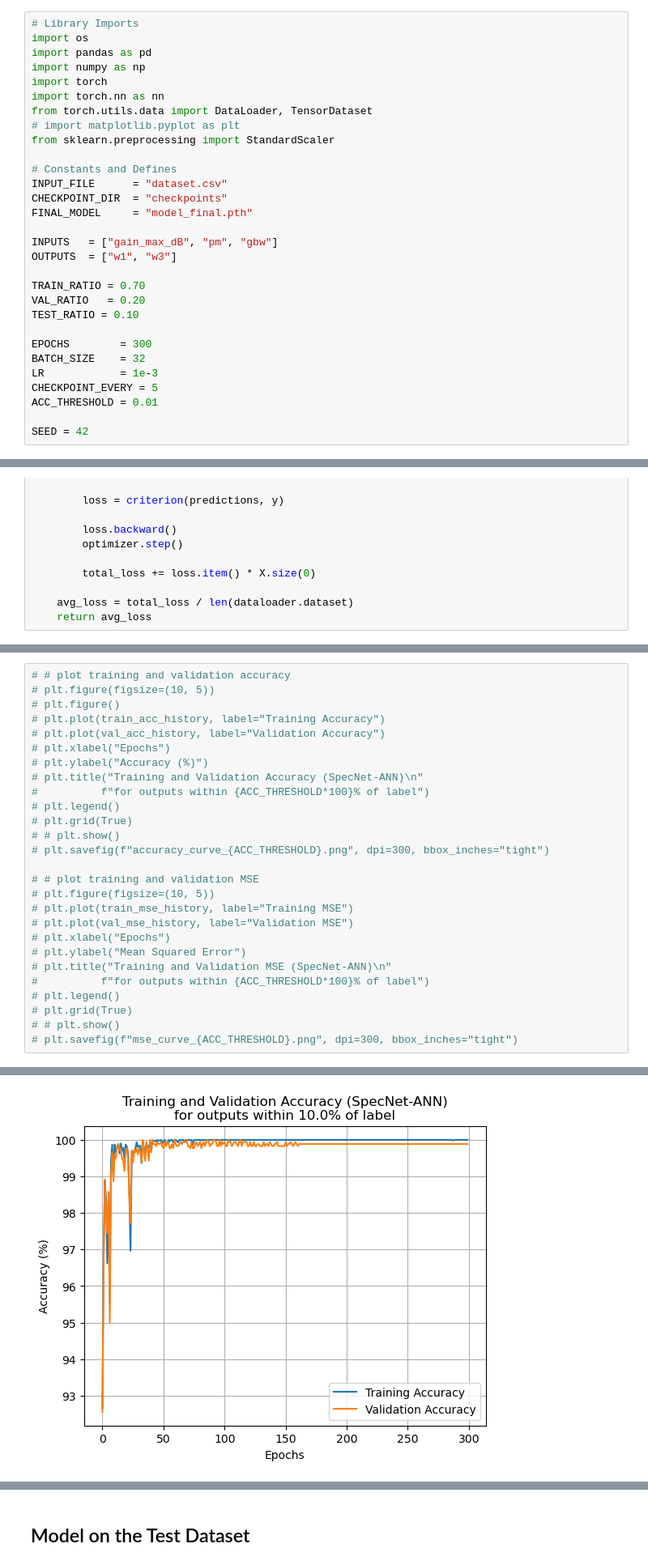
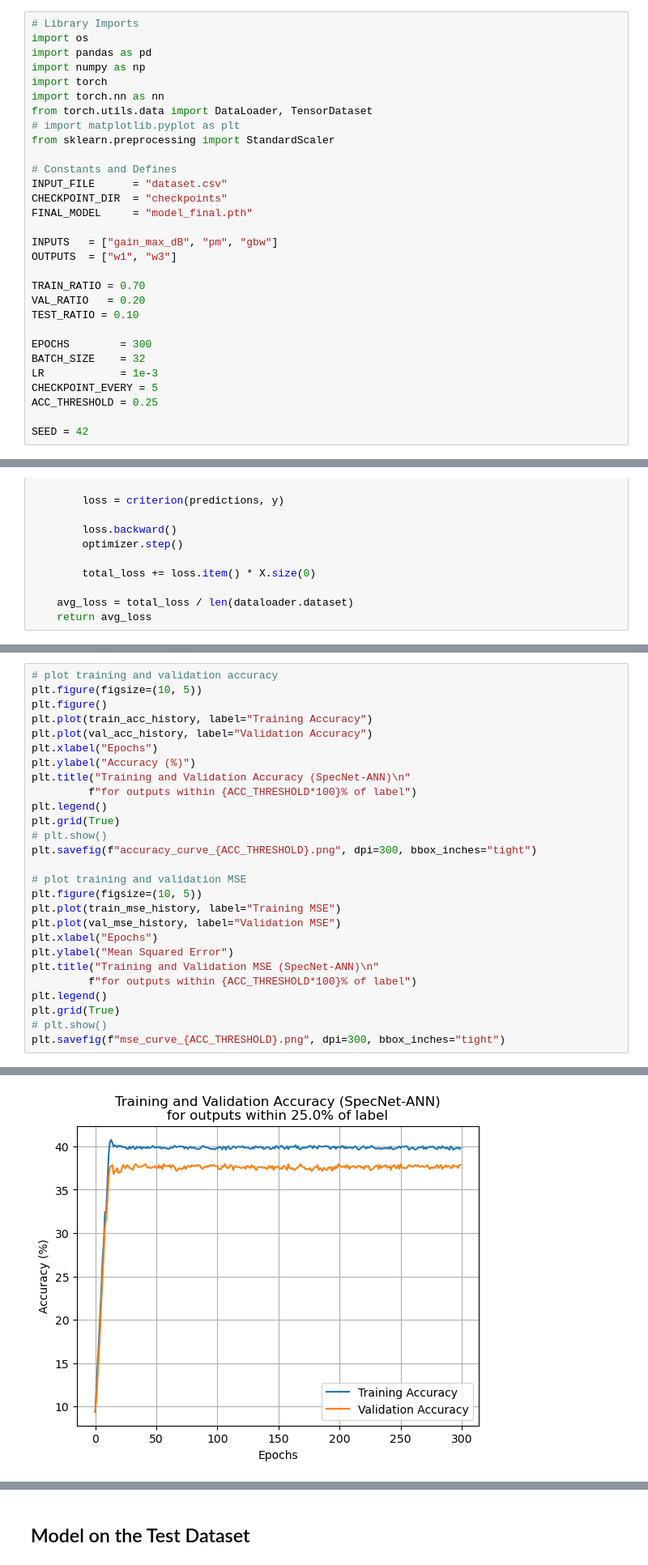
Before and after one commit to arnav-patil-12/specnet, a Jupyter notebook: baseline/baseline.ipynb, the cells around one changed output, grey strips where cells are left out. Shown at 81% size. Cells and saved outputs as stored; diff of their text form.

Commit message:
added plots to baseline dir

```diff
--- a/baseline/baseline.ipynb
+++ b/baseline/baseline.ipynb
@@ -29,7 +29,7 @@ EPOCHS        = 300
 BATCH_SIZE    = 32
 LR            = 1e-3
 CHECKPOINT_EVERY = 5
-ACC_THRESHOLD = 0.01
+ACC_THRESHOLD = 0.25
 
 SEED = 42
 # %% [markdown]
@@ -211,30 +211,30 @@ Epoch 300/300 | Train Loss: 0.264298 | Val Loss: 0.272239 | Train Acc: 11.07% |
 # %%
-# # plot training and validation accuracy
-# plt.figure(figsize=(10, 5))
-# plt.figure()
-# plt.plot(train_acc_history, label="Training Accuracy")
-# plt.plot(val_acc_history, label="Validation Accuracy")
-# plt.xlabel("Epochs")
-# plt.ylabel("Accuracy (%)")
-# plt.title("Training and Validation Accuracy (SpecNet-ANN)\n"
-#          f"for outputs within {ACC_THRESHOLD*100}% of label")
-# plt.legend()
-# plt.grid(True)
-# # plt.show()
-# plt.savefig(f"accuracy_curve_{ACC_THRESHOLD}.png", dpi=300, bbox_inches="tight")
+# plot training and validation accuracy
+plt.figure(figsize=(10, 5))
+plt.figure()
+plt.plot(train_acc_history, label="Training Accuracy")
+plt.plot(val_acc_history, label="Validation Accuracy")
+plt.xlabel("Epochs")
+plt.ylabel("Accuracy (%)")
+plt.title("Training and Validation Accuracy (SpecNet-ANN)\n"
+         f"for outputs within {ACC_THRESHOLD*100}% of label")
+plt.legend()
+plt.grid(True)
+# plt.show()
+plt.savefig(f"accuracy_curve_{ACC_THRESHOLD}.png", dpi=300, bbox_inches="tight")
 
-# # plot training and validation MSE
-# plt.figure(figsize=(10, 5))
-# plt.plot(train_mse_history, label="Training MSE")
-# plt.plot(val_mse_history, label="Validation MSE")
-# plt.xlabel("Epochs")
-# plt.ylabel("Mean Squared Error")
-# plt.title("Training and Validation MSE (SpecNet-ANN)\n"
-#          f"for outputs within {ACC_THRESHOLD*100}% of label")
-# plt.legend()
-# plt.grid(True)
-# # plt.show()
-# plt.savefig(f"mse_curve_{ACC_THRESHOLD}.png", dpi=300, bbox_inches="tight")
+# plot training and validation MSE
+plt.figure(figsize=(10, 5))
+plt.plot(train_mse_history, label="Training MSE")
+plt.plot(val_mse_history, label="Validation MSE")
+plt.xlabel("Epochs")
+plt.ylabel("Mean Squared Error")
+plt.title("Training and Validation MSE (SpecNet-ANN)\n"
+         f"for outputs within {ACC_THRESHOLD*100}% of label")
+plt.legend()
+plt.grid(True)
+# plt.show()
+plt.savefig(f"mse_curve_{ACC_THRESHOLD}.png", dpi=300, bbox_inches="tight")
 # %% [output]
 <Figure size 1000x500 with 0 Axes>
-[figure, old version]
+[figure, new version]
```
Also changed, not shown: parts of 5 cells of this notebook, 13 other files.
